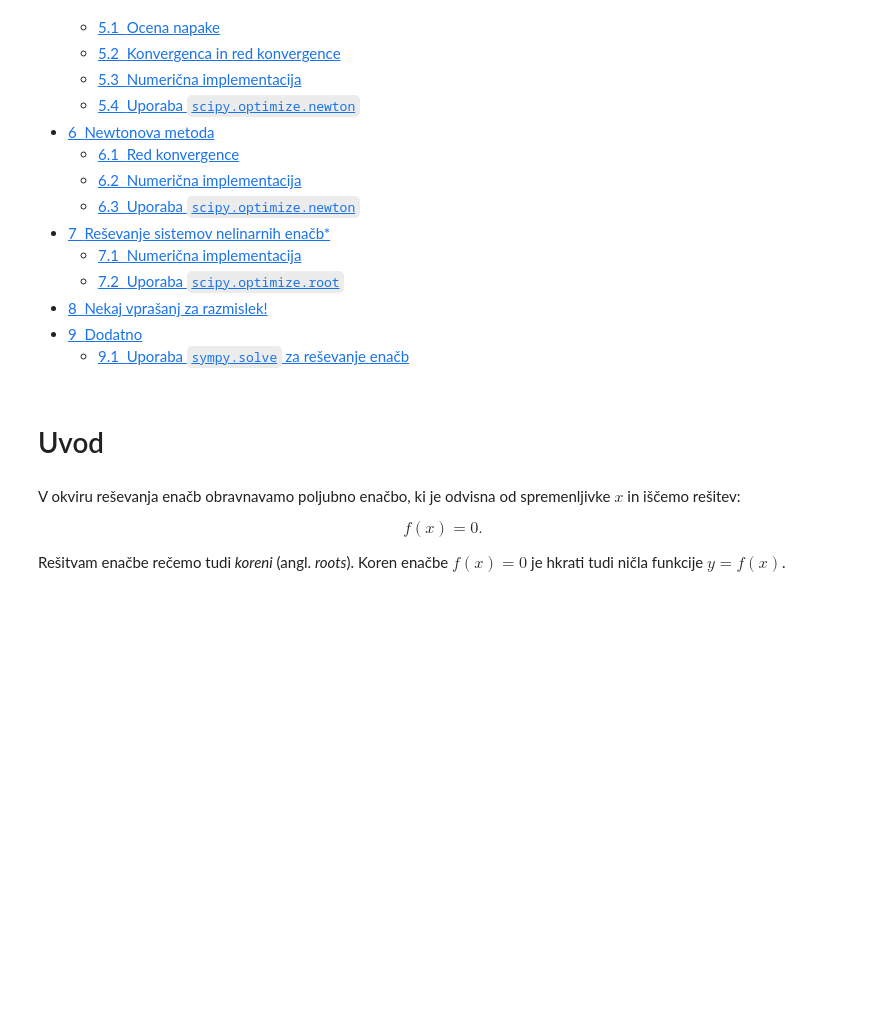
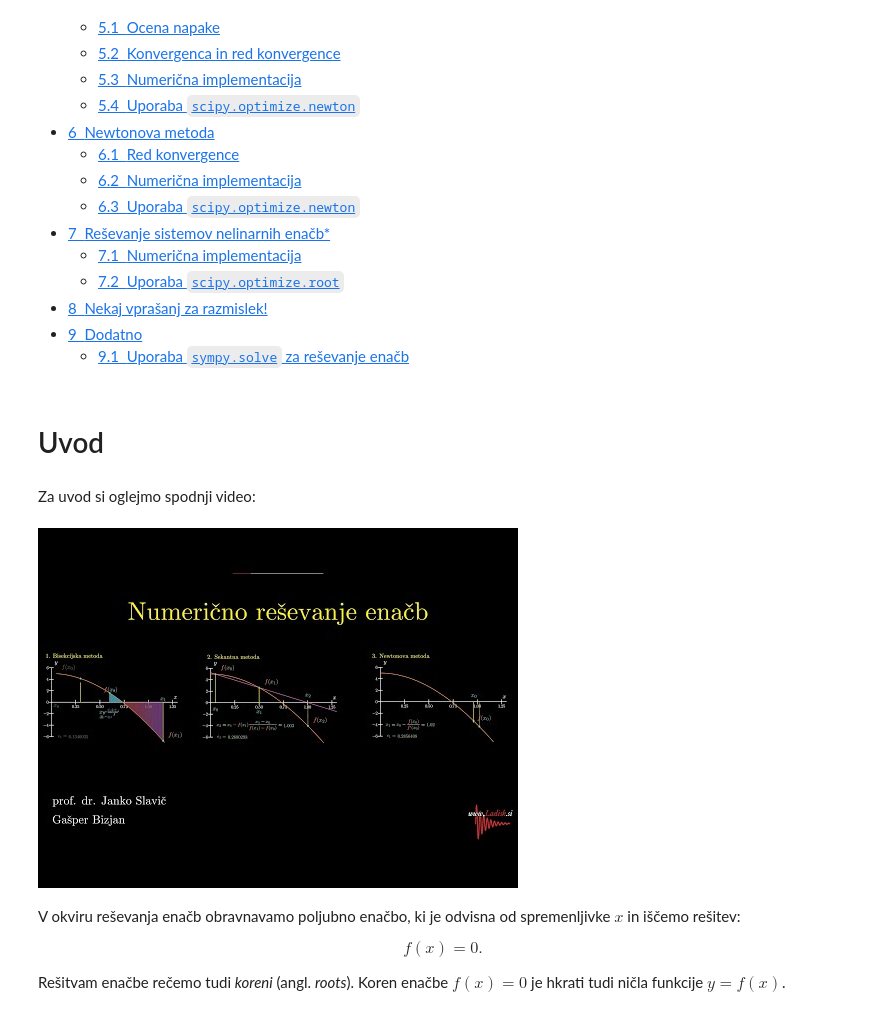
Before and after one commit to jankoslavic/pypinm.io, a Jupyter notebook: content/pages/Predavanje_09_-_Reševanje_enačb.ipynb, the cells around one changed output. Cells and saved outputs as stored; diff of their text form; code cells hidden in the pictures; blank space fills up the shorter version.

```diff
--- a/content/pages/Predavanje_09_-_Reševanje_enačb.ipynb
+++ b/content/pages/Predavanje_09_-_Reševanje_enačb.ipynb
@@ -19,5 +19,12 @@
 # %% [markdown]
 # Uvod
+# %% [markdown]
+Za uvod si oglejmo spodnji video:
+# %%
+from IPython.display import YouTubeVideo
+YouTubeVideo('17d55KE8SIU', width=800, height=300)
+# %% [output]
+[figure, added]
 # %% [markdown]
 V okviru reševanja enačb obravnavamo poljubno enačbo, ki je odvisna od spremenljivke $x$ in iščemo rešitev:
 
```
Also changed, not shown: 27 other files.
